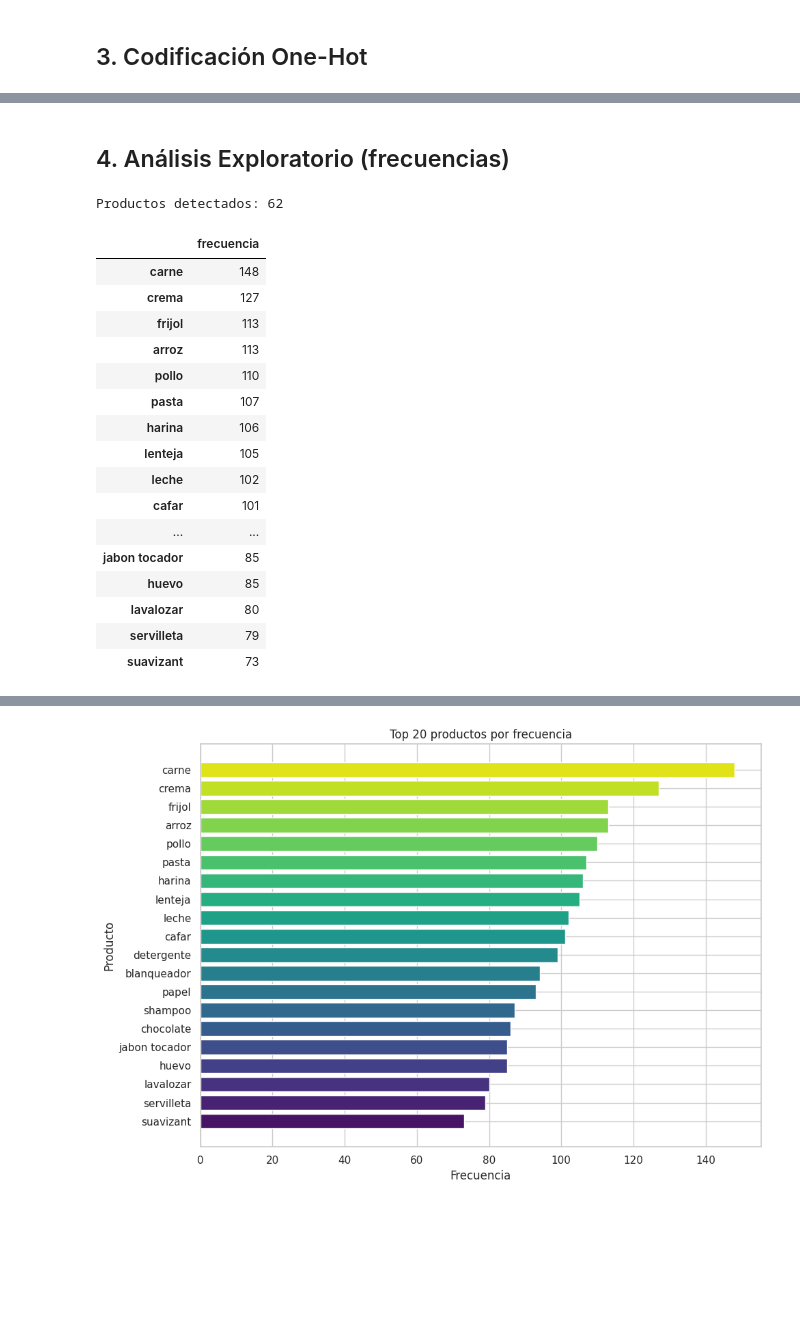
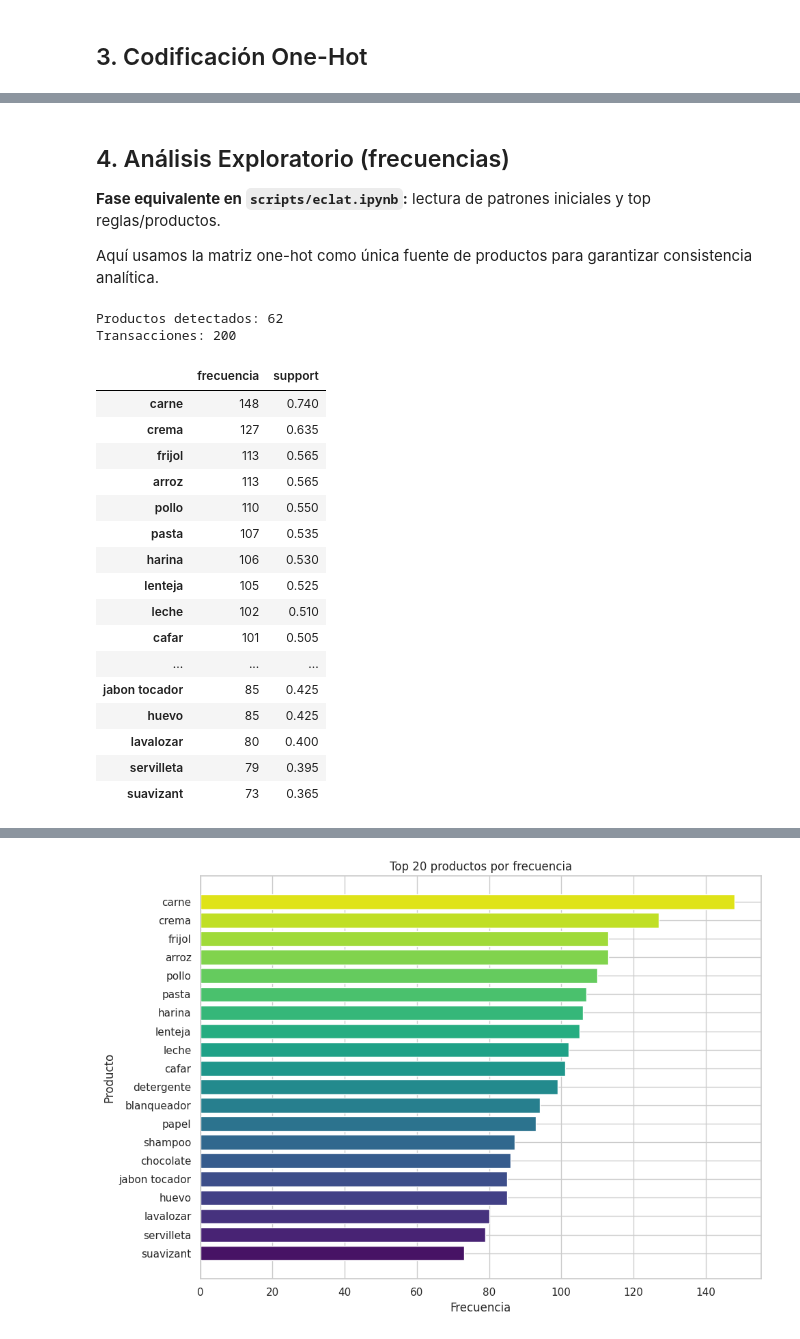
Before and after one commit to 5arSanti/data-mining-eclat, a Jupyter notebook: eclat_habitos_compra.ipynb, the cells around one changed output, grey strips where cells are left out. Drawn from its saved outputs; the diff is of its cells as text; code cells hidden in the pictures; blank space fills up the shorter version.

```diff
--- a/eclat_habitos_compra.ipynb
+++ b/eclat_habitos_compra.ipynb
@@ -235,32 +259,47 @@ Primeras columnas de productos: ['aceite', 'acondicionador', 'agua', 'ambientado
 | 2 | 2026-04-01 14:54:00 | 20 | Masculino | E3 | Santa Marta | Padres | 2 | Compartido | ... |
 # %% [markdown]
 ## 4. Análisis Exploratorio (frecuencias)
+
+**Fase equivalente en `scripts/eclat.ipynb`:** lectura de patrones iniciales y top reglas/productos.
+
+Aquí usamos la matriz one-hot como única fuente de productos para garantizar consistencia analítica.
 # %%
-# Propósito: identificar productos más frecuentes para contexto exploratorio inicial.
+# Propósito: identificar productos más frecuentes y su soporte para contexto exploratorio inicial.
 cols_productos = PRODUCT_COLUMNS
 productos_df = df_final[cols_productos]
 
 freq_productos = productos_df.sum(numeric_only=True).sort_values(ascending=False)
-print("Productos detectados:", len(cols_productos))
-display(freq_productos.head(20).to_frame("frecuencia"))
+support_productos = (freq_productos / len(productos_df)).round(4)
+
+resumen_frecuencia = pd.DataFrame(
+    {
+        'frecuencia': freq_productos,
+        'support': support_productos,
+    }
+).sort_values('support', ascending=False)
+
+print('Productos detectados:', len(cols_productos))
+print('Transacciones:', len(productos_df))
+display(resumen_frecuencia.head(20))
 # %% [output]
 Productos detectados: 62
+Transacciones: 200
-|  | frecuencia |
-| carne | 148 |
-| crema | 127 |
-| frijol | 113 |
-| arroz | 113 |
-| pollo | 110 |
-| pasta | 107 |
-| harina | 106 |
-| lenteja | 105 |
-| leche | 102 |
-| cafar | 101 |
-| ... | ... |
-| jabon tocador | 85 |
-| huevo | 85 |
-| lavalozar | 80 |
-| servilleta | 79 |
-| suavizant | 73 |
+|  | frecuencia | support |
+| carne | 148 | 0.740 |
+| crema | 127 | 0.635 |
+| frijol | 113 | 0.565 |
+| arroz | 113 | 0.565 |
+| pollo | 110 | 0.550 |
+| pasta | 107 | 0.535 |
+| harina | 106 | 0.530 |
+| lenteja | 105 | 0.525 |
+| leche | 102 | 0.510 |
+| cafar | 101 | 0.505 |
+| ... | ... | ... |
+| jabon tocador | 85 | 0.425 |
+| huevo | 85 | 0.425 |
+| lavalozar | 80 | 0.400 |
+| servilleta | 79 | 0.395 |
+| suavizant | 73 | 0.365 |
 # %% [markdown]
 ## 5. ECLAT — Dataset Completo
```
Also changed, not shown: parts of 17 cells of this notebook, 2 other files.
